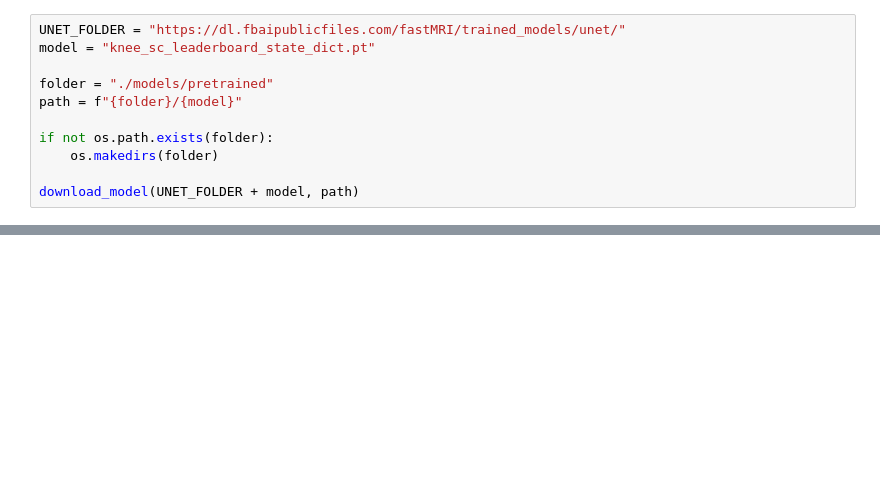
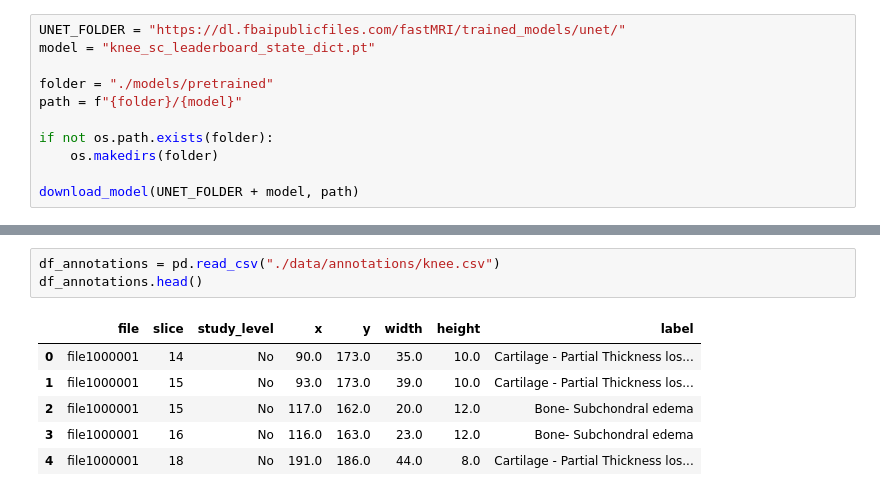
Before and after one commit to luizlf/fastMRI, a Jupyter notebook: exploration.ipynb, the cells around one changed output, grey strips where cells are left out. Drawn from its saved outputs; the diff is of its cells as text; blank space fills up the shorter version.

```diff
--- a/exploration.ipynb
+++ b/exploration.ipynb
@@ -60,0 +113,10 @@ download_model(UNET_FOLDER + model, path)
+# %%
+df_annotations = pd.read_csv("./data/annotations/knee.csv")
+df_annotations.head()
+# %% [output]
+|  | file | slice | study_level | x | y | width | height | label |
+| 0 | file1000001 | 14 | No | 90.0 | 173.0 | 35.0 | 10.0 | Cartilage - Partial Thickness los... |
+| 1 | file1000001 | 15 | No | 93.0 | 173.0 | 39.0 | 10.0 | Cartilage - Partial Thickness los... |
+| 2 | file1000001 | 15 | No | 117.0 | 162.0 | 20.0 | 12.0 | Bone- Subchondral edema |
+| 3 | file1000001 | 16 | No | 116.0 | 163.0 | 23.0 | 12.0 | Bone- Subchondral edema |
+| 4 | file1000001 | 18 | No | 191.0 | 186.0 | 44.0 | 8.0 | Cartilage - Partial Thickness los... |
```
Also changed, not shown: parts of 10 cells of this notebook, 3 other files.
